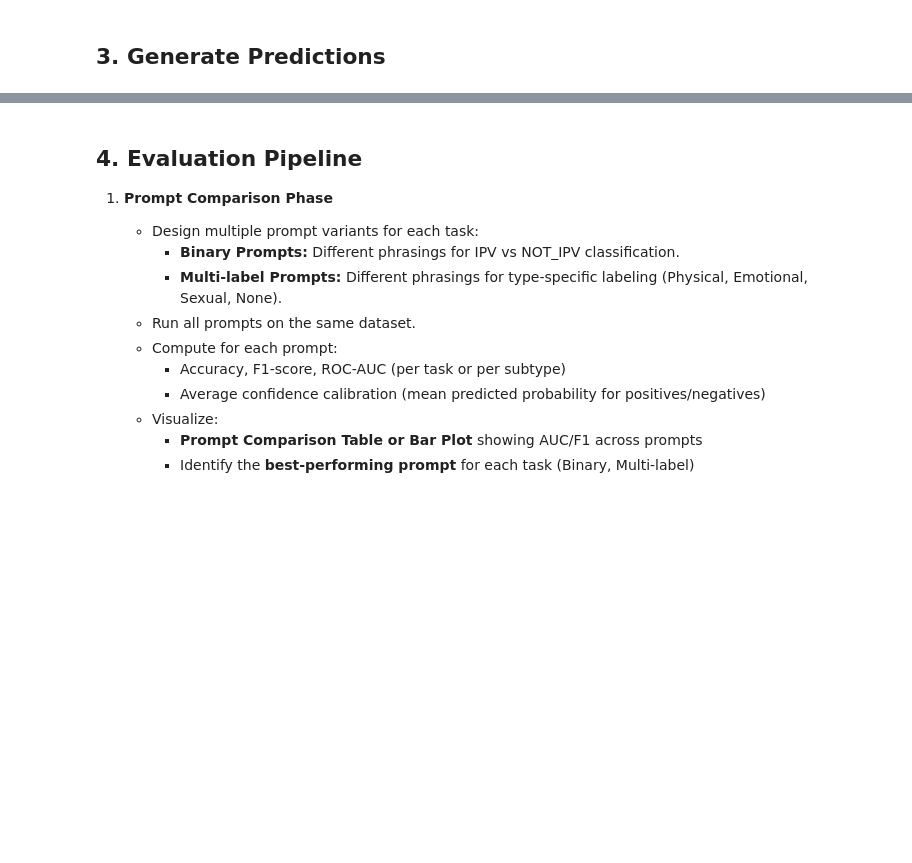
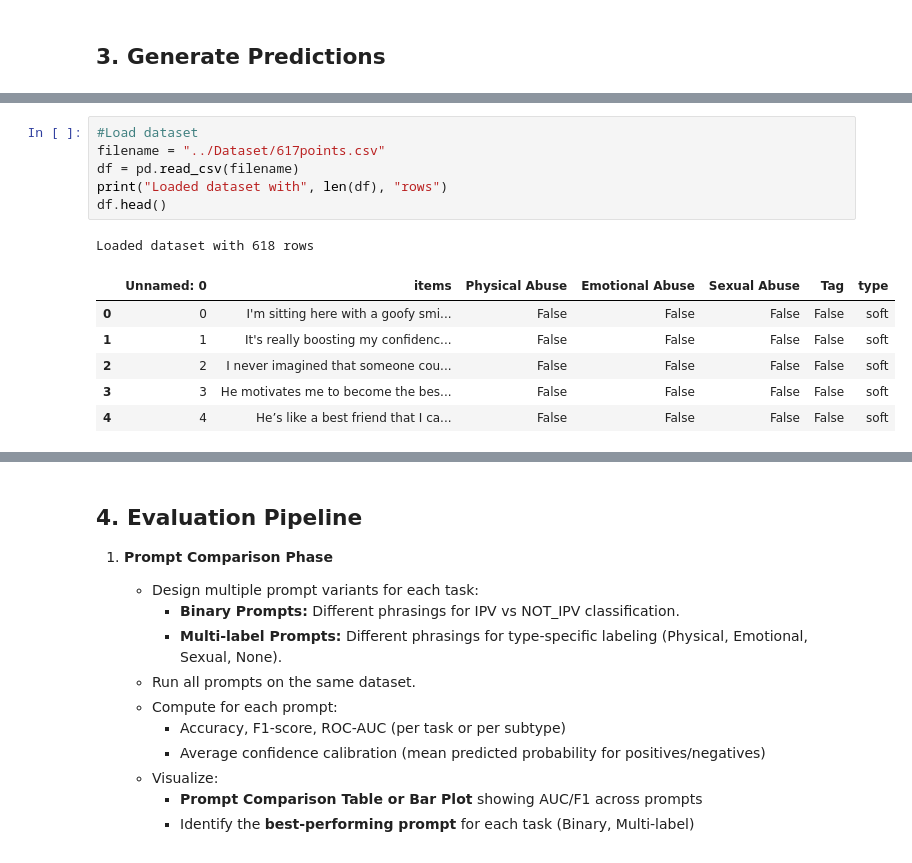
Before and after one commit to zelaneroz/ipvresearch25, a Jupyter notebook: 1_LLM_Eval/qwen2.ipynb, the cells around one changed output, grey strips where cells are left out. Drawn from its saved outputs; the diff is of its cells as text; blank space fills up the shorter version.

```diff
--- a/1_LLM_Eval/qwen2.ipynb
+++ b/1_LLM_Eval/qwen2.ipynb
@@ -257,0 +280,14 @@ def run_prompt(df, task_type="binary", prompt_type="zeroshot", n_samples=10):
+# %%
+#Load dataset
+filename = "../Dataset/617points.csv"
+df = pd.read_csv(filename)
+print("Loaded dataset with", len(df), "rows")
+df.head()
+# %% [output]
+Loaded dataset with 618 rows
+|  | Unnamed: 0 | items | Physical Abuse | Emotional Abuse | Sexual Abuse | Tag | type |
+| 0 | 0 | I'm sitting here with a goofy smi... | False | False | False | False | soft |
+| 1 | 1 | It's really boosting my confidenc... | False | False | False | False | soft |
+| 2 | 2 | I never imagined that someone cou... | False | False | False | False | soft |
+| 3 | 3 | He motivates me to become the bes... | False | False | False | False | soft |
+| 4 | 4 | He’s like a best friend that I ca... | False | False | False | False | soft |
```
Also changed, not shown: parts of 13 cells of this notebook.
